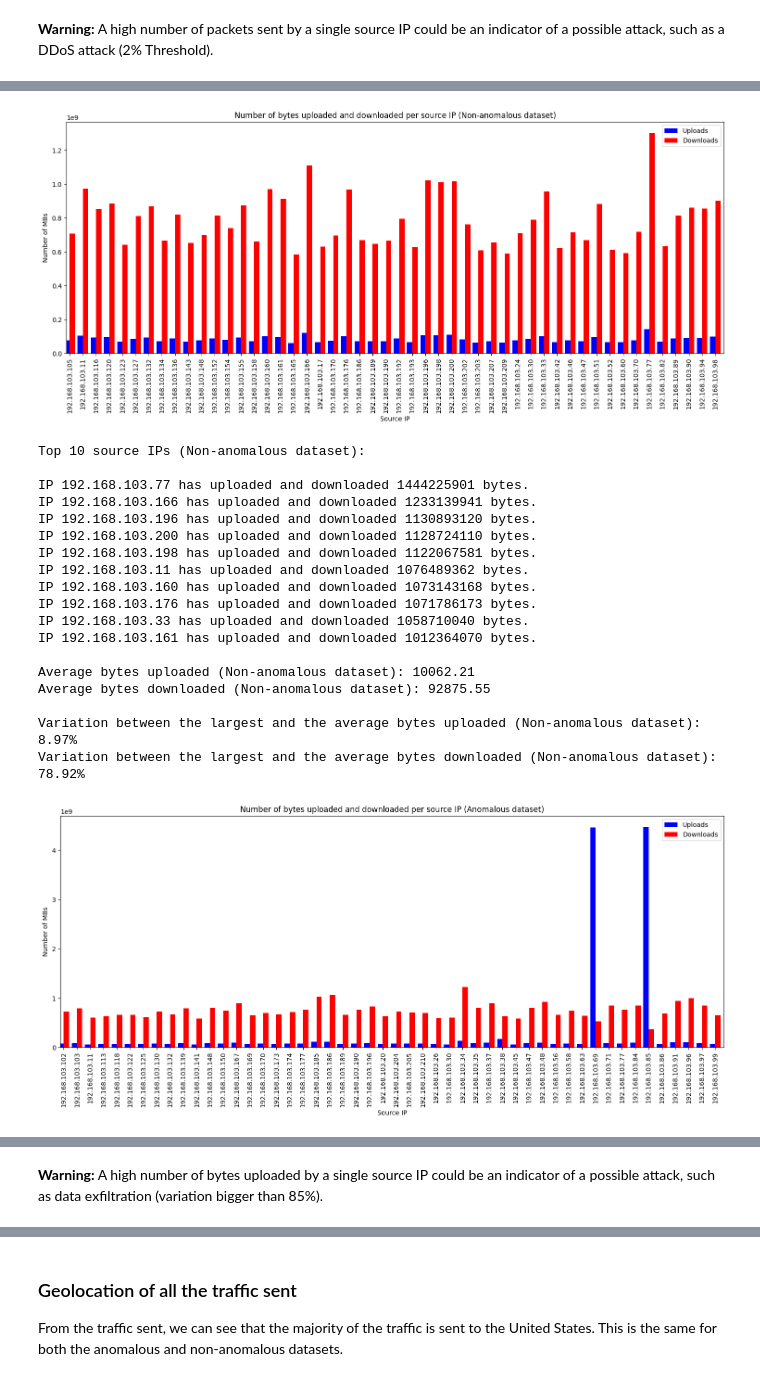
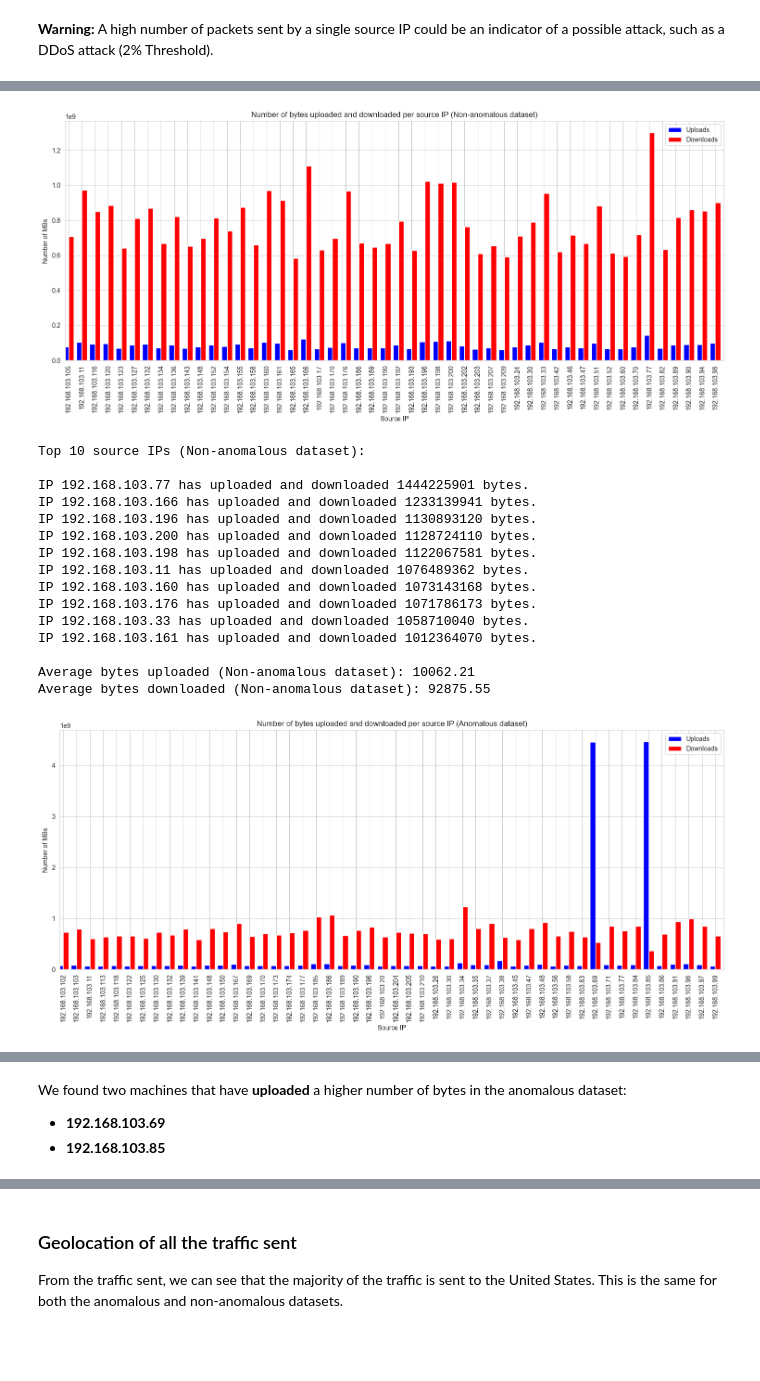
Before and after one commit to NiMouh/AD_SR, a Jupyter notebook: Project.ipynb, the cells around one changed output, grey strips where cells are left out. Drawn from its saved outputs; the diff is of its cells as text; code cells hidden in the pictures; blank space fills up the shorter version.

```diff
--- a/Project.ipynb
+++ b/Project.ipynb
@@ -257,44 +255,36 @@ def download_upload(dataframe, title_prefix='', top_n=50):
 
     # Get the top N source IPs with the highest total bytes
     top_src_ips = dataframe.groupby('src_ip')['total_bytes'].sum().nlargest(top_n).index
 
     # Filter the dataframe to include only the top N source IPs
     top_data = dataframe[dataframe['src_ip'].isin(top_src_ips)]
 
     # Plot the data
     plt.figure(figsize=(15, 7))  # Adjusting figure size for better readability
     top_data.groupby('src_ip')['up_bytes'].sum().plot(kind='bar', width=0.4, color='blue', position=1, label='Uploads')
-    top_data.groupby('src_ip')['down_bytes'].sum().plot(kind='bar', width=0.4, color='red', position=0,
-                                                        label='Downloads')
+    top_data.groupby('src_ip')['down_bytes'].sum().plot(kind='bar', width=0.4, color='red', position=0, label='Downloads')
 
     plt.title(f'Number of bytes uploaded and downloaded per source IP ({title_prefix} dataset)')
     plt.xlabel('Source IP')
     plt.ylabel('Number of MBs')
     plt.legend()
     plt.xticks(rotation=90)
     plt.tight_layout()
     plt.show()
 
     top_n = 10
     print(f'Top {top_n} source IPs ({title_prefix} dataset):\n')
     for ip, count in top_data.groupby('src_ip')['total_bytes'].sum().nlargest(top_n).items():
         print(f'IP {ip} has uploaded and downloaded {count} bytes.')
 
     print(f'\nAverage bytes uploaded ({title_prefix} dataset): {dataframe["up_bytes"].mean():.2f}')
     print(f'Average bytes downloaded ({title_prefix} dataset): {dataframe["down_bytes"].mean():.2f}\n')
 
-    print(f'Variation between the largest and the average bytes uploaded ({title_prefix} dataset): {top_data["up_bytes"].max() / dataframe["up_bytes"].mean():.2f}%')
-    print(f'Variation between the largest and the average bytes downloaded ({title_prefix} dataset): {top_data["down_bytes"].max() / dataframe["down_bytes"].mean():.2f}%')
-
-
-
-# Call the function for non-anomalous dataset
+# Call the function for non-anomalous dataset and anomalous dataset
 download_upload(non_anomalous_df, title_prefix='Non-anomalous')
-
-# Call the function for anomalous dataset
 download_upload(anomalous_df, title_prefix='Anomalous')
 # %% [output]
-[figure, old version]
+[figure, new version]
 Top 10 source IPs (Non-anomalous dataset):
 
 IP 192.168.103.77 has uploaded and downloaded 1444225901 bytes.
@@ -310,10 +300,7 @@ IP 192.168.103.161 has uploaded and downloaded 1012364070 bytes.
 
 Average bytes uploaded (Non-anomalous dataset): 10062.21
 Average bytes downloaded (Non-anomalous dataset): 92875.55
-
-Variation between the largest and the average bytes uploaded (Non-anomalous dataset): 8.97%
-Variation between the largest and the average bytes downloaded (Non-anomalous dataset): 78.92%
-[figure, old version]
+[figure, new version]
 Top 10 source IPs (Anomalous dataset):
 
 IP 192.168.103.69 has uploaded and downloaded 4991961999 bytes.
@@ -335,2 +319,4 @@ Variation between the largest and the average bytes downloaded (Anomalous datase
 # %% [markdown]
-**Warning:** A high number of bytes uploaded by a single source IP could be an indicator of a possible attack, such as data exfiltration (variation bigger than 85%).
+We found two machines that have **uploaded** a higher number of bytes in the anomalous dataset:
+- **192.168.103.69**
+- **192.168.103.85**
```
Also changed, not shown: parts of 41 cells of this notebook, 1 other file.
